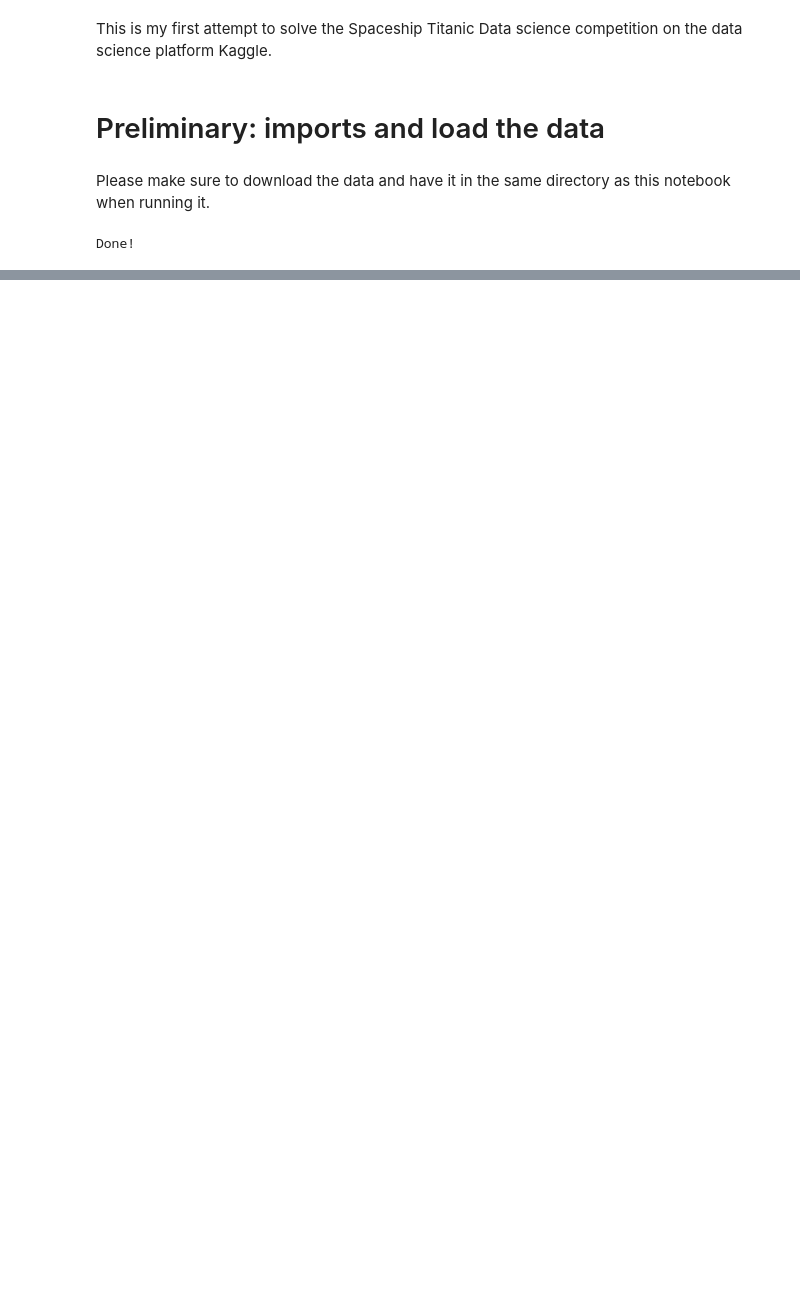
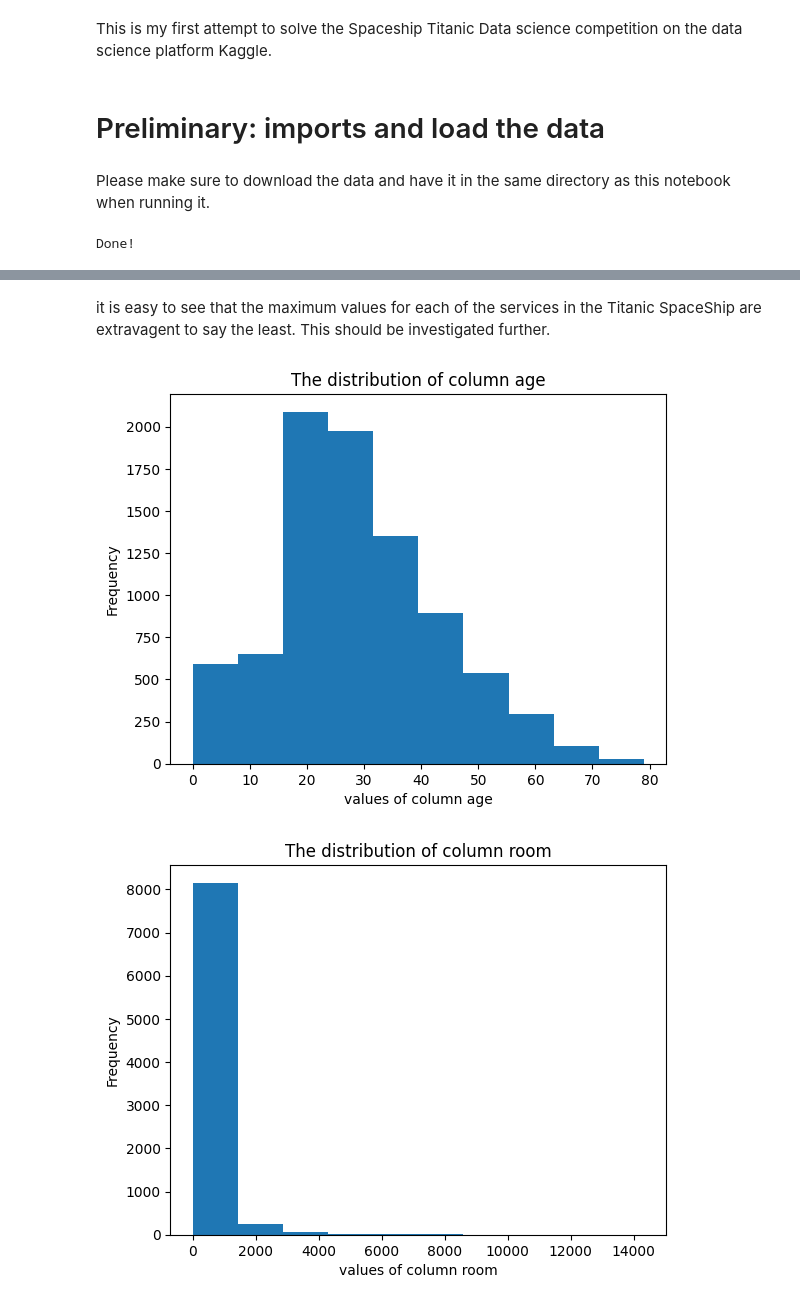
Before and after one commit to ayhem18/My_Kaggle_Repo, a Jupyter notebook: Competitions/SpaceshipTitanic/SST_1.ipynb, the cells around one changed output, grey strips where cells are left out. Cells and saved outputs as stored; diff of their text form; code cells hidden in the pictures; blank space fills up the shorter version.

```diff
--- a/Competitions/SpaceshipTitanic/SST_1.ipynb
+++ b/Competitions/SpaceshipTitanic/SST_1.ipynb
@@ -48,0 +276,3 @@ In this section, I proceed with having a general idea about the dataset with min
+# %%
+# let's drop the name and cabin features
+df, df_test = drop_cols(['name', 'cabin'], df, df_test)
@@ -48,0 +302,12 @@ In this section, I proceed with having a general idea about the dataset with min
+# %% [markdown]
+it is easy to see that the maximum values for each of the services in the Titanic SpaceShip are extravagent to say the least.
+This should be investigated further.
+# %%
+for n in num_cols:
+    g = df[n].plot(kind='hist')
+    g.set(xlabel=f"values of column {n}", ylabel="Frequency")
+    g.set_title(f'The distribution of column {n}')
+    plt.show()
+# %% [output]
+[figure, added]
+[figure, added]
```
Also changed, not shown: parts of 33 cells of this notebook, 1 other file.
